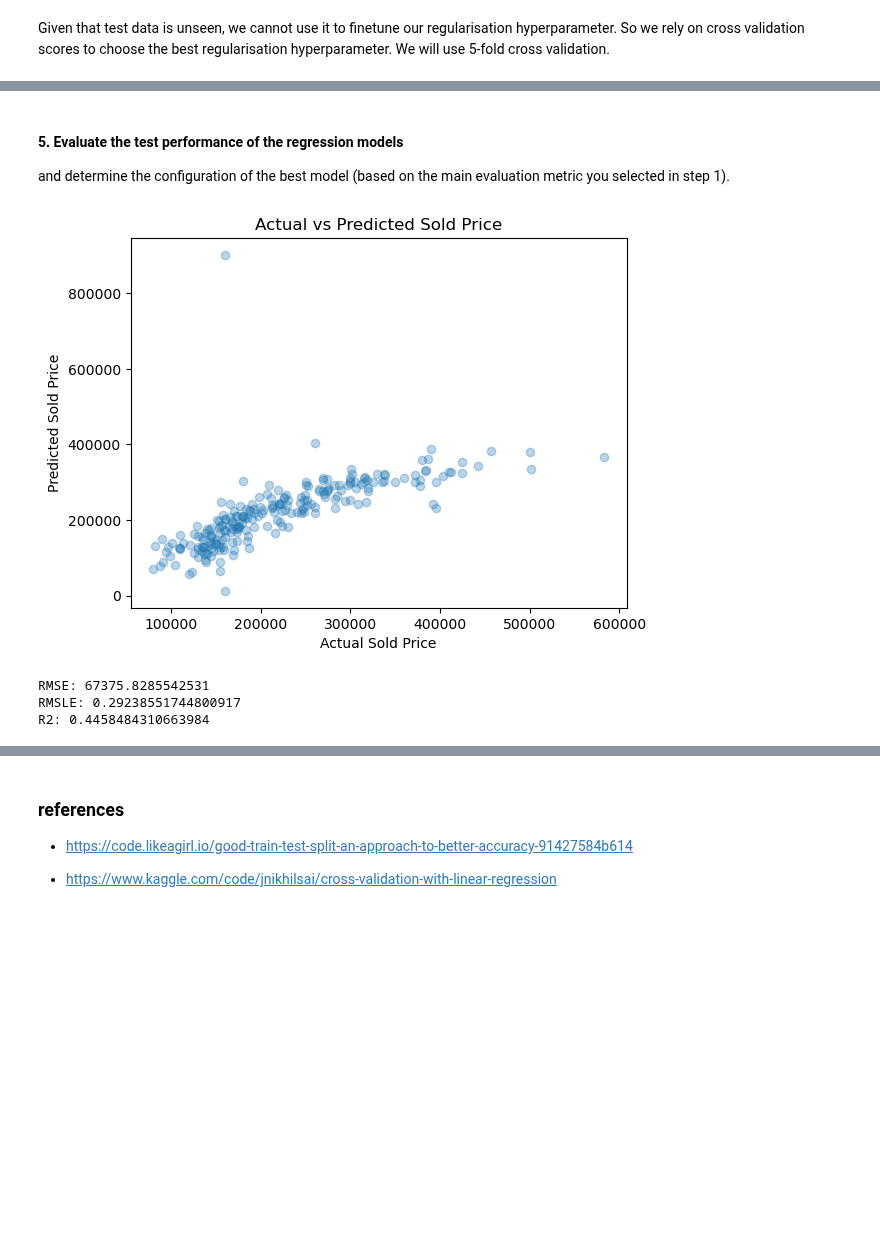
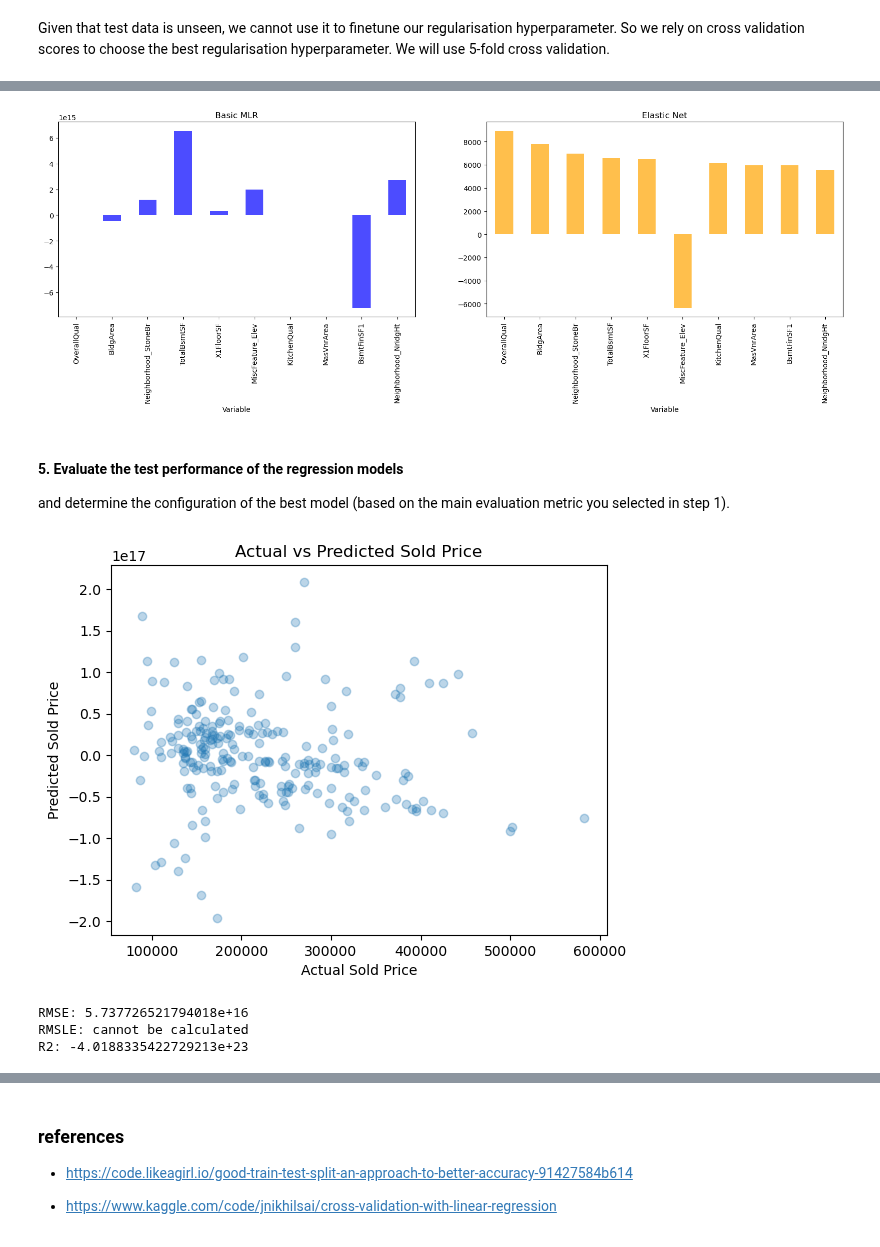
Before and after one commit to rajesvariparasa/ml-processing-pipeline-for-predicting-houseprices, a Jupyter notebook: Milestone-2-Regression.ipynb, the cells around one changed output, grey strips where cells are left out. Saved outputs shown, nothing was run; the diff lists cells and outputs as text; code cells hidden in the pictures; blank space fills up the shorter version.

```diff
--- a/Milestone-2-Regression.ipynb
+++ b/Milestone-2-Regression.ipynb
@@ -822,0 +830,8 @@ So alpha value of 1e-2 seems to give a good cross val score. We can use this now
+# %%
+# create a dictionary of the coefficients and feature names
+coef_dict1 = {}
+for feat, coef in zip(X_names, basic_mlr.coef_[0][1:]):
+    coef_dict1[feat] = coef
+# sort dictionary by value
+coef_dict1 = sorted(coef_dict1.items(), key=lambda x: abs(x[1]), reverse=True)
+print(coef_dict1)
@@ -822,0 +842,4 @@ So alpha value of 1e-2 seems to give a good cross val score. We can use this now
+# %%
+elasticnet_mlr = ElasticNet(alpha= 1.144, random_state=33).fit(X_train, Y_train)
+print('Number of features seen during fit',elasticnet_mlr.n_features_in_)
+print('Coefficients of explanatory variables',elasticnet_mlr.coef_)
@@ -822,0 +864,8 @@ So alpha value of 1e-2 seems to give a good cross val score. We can use this now
+# %%
+# create a dictionary of the coefficients and feature names
+coef_dict2 = {}
+for feat, coef in zip(X_names, elasticnet_mlr.coef_[1:]):
+    coef_dict2[feat] = coef
+# sort dictionary by value
+coef_dict2 = sorted(coef_dict2.items(), key=lambda x: abs(x[1]), reverse=True)
+print(coef_dict2)
@@ -822,0 +874,13 @@ So alpha value of 1e-2 seems to give a good cross val score. We can use this now
+# %%
+# Plotting top 10 variables from ElasticNet and comparing their coefficients in both models
+elast_coeff = pd.DataFrame(coef_dict1, columns=['Variable', 'Coefficient_Basic'])
+basic_coeff = pd.DataFrame(coef_dict2, columns=['Variable', 'Coefficient_ElasticNet'])
+
+# Merge the counts based on the 'Neighborhood' column
+combined = pd.merge(elast_coeff, basic_coeff, on='Variable', how='outer')
+
+# sort the dataframe by the absolute value of the coefficient in the elastic net model
+combined = combined.reindex(combined['Coefficient_ElasticNet'].abs().sort_values(ascending=False).index)
+combined = combined.set_index('Variable')
+
+combined.head(10)
@@ -823,17 +900,25 @@ So alpha value of 1e-2 seems to give a good cross val score. We can use this now
+# %%
+# Plotting as subplots because the scales are very different - some bar heights are visually nullified in dual bar chart
+# Plot as subplots
+fig, axes = plt.subplots(1,2, figsize=(20,5))
+combined['Coefficient_Basic'].head(10).plot(kind='bar', alpha=0.7, ax=axes[0], color = 'blue')
+combined['Coefficient_ElasticNet'].head(10).plot(kind='bar', alpha=0.7, ax=axes[1], color = 'orange' )
+axes[0].set_title('Basic MLR')
+axes[1].set_title('Elastic Net')
+plt.show()
+# %% [output]
+[figure, added]
 # %% [markdown]
 #### 5. Evaluate the test performance of the regression models
 
 and determine the configuration of the best model (based on the main evaluation metric you selected in step 1).
 # %%
-lasso_reg = ElasticNet(alpha= 1e-2, random_state=33)
-# fit the model.
-lasso_reg.fit(X_train, Y_train)
-
-Y_pred = lasso_reg.predict(X_test)
+# Apply the basic MLR model on the test data
+Y_pred= basic_mlr.predict(X_test)
 plot_Yt_Yp(Y_test, Y_pred)
-print_errors(Y_test, Y_pred)
+print_eval_metrics(Y_test, Y_pred)
 # %% [output]
-[figure, old version]
+[figure, new version]
-RMSE: 67375.8285542531
-RMSLE: 0.29238551744800917
-R2: 0.4458484310663984
+RMSE: 5.737726521794018e+16
+RMSLE: cannot be calculated
+R2: -4.0188335422729213e+23
```
Also changed, not shown: parts of 37 cells of this notebook.
